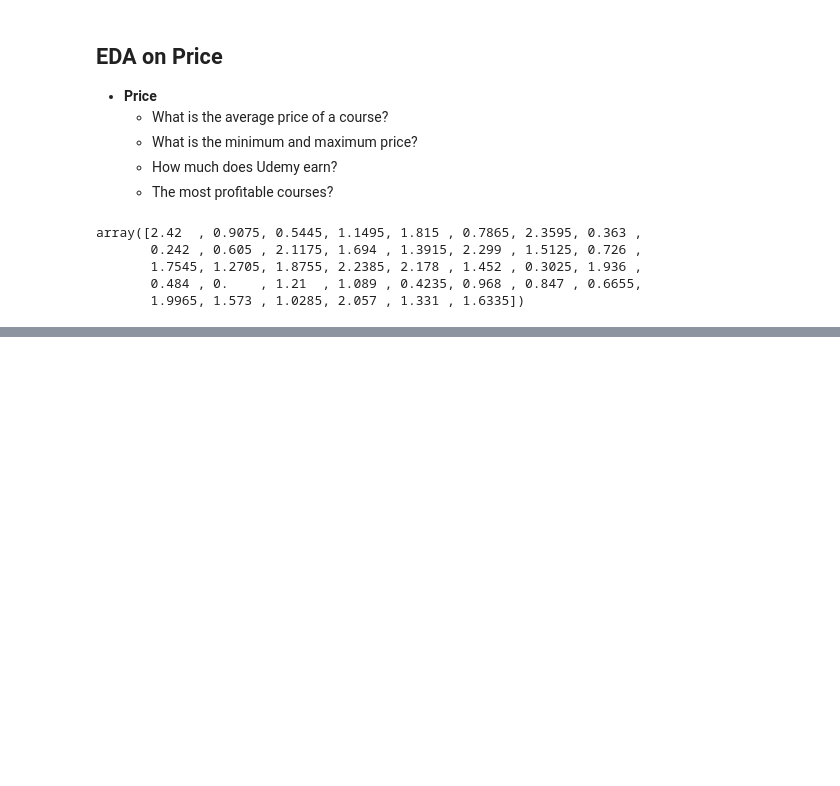
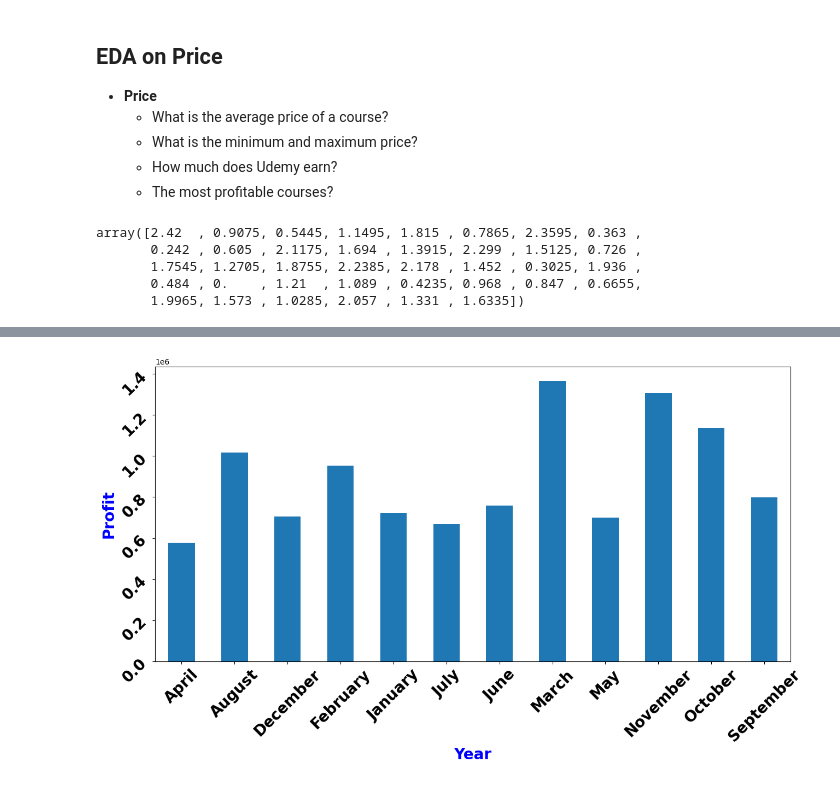
Before and after one commit to lawalsegun2025/udemy_course_recommendation_system, a Jupyter notebook: EDA_on_udemy_courses_dataset.ipynb, the cells around one changed output, grey strips where cells are left out. Saved outputs shown, nothing was run; the diff lists cells and outputs as text; code cells hidden in the pictures; blank space fills up the shorter version.

```diff
--- a/EDA_on_udemy_courses_dataset.ipynb
+++ b/EDA_on_udemy_courses_dataset.ipynb
@@ -384,0 +519,13 @@ plt.show()
+# %%
+# profit month wise
+
+plt.figure(figsize=(15,7))
+df.groupby(['Month_name'])['profit'].sum().plot(kind = 'bar')
+plt.xticks(fontsize = 20,fontweight = 'bold',rotation = 45)
+plt.yticks(fontsize = 20,fontweight = 'bold',rotation = 45)
+plt.xlabel('Year',fontsize = 20,fontweight = 'bold',
+           color = 'blue')
+plt.ylabel('Profit',fontsize = 20,fontweight = 'bold',
+           color = 'blue');
+# %% [output]
+[figure, added]
```
Also changed, not shown: parts of 48 cells of this notebook.
